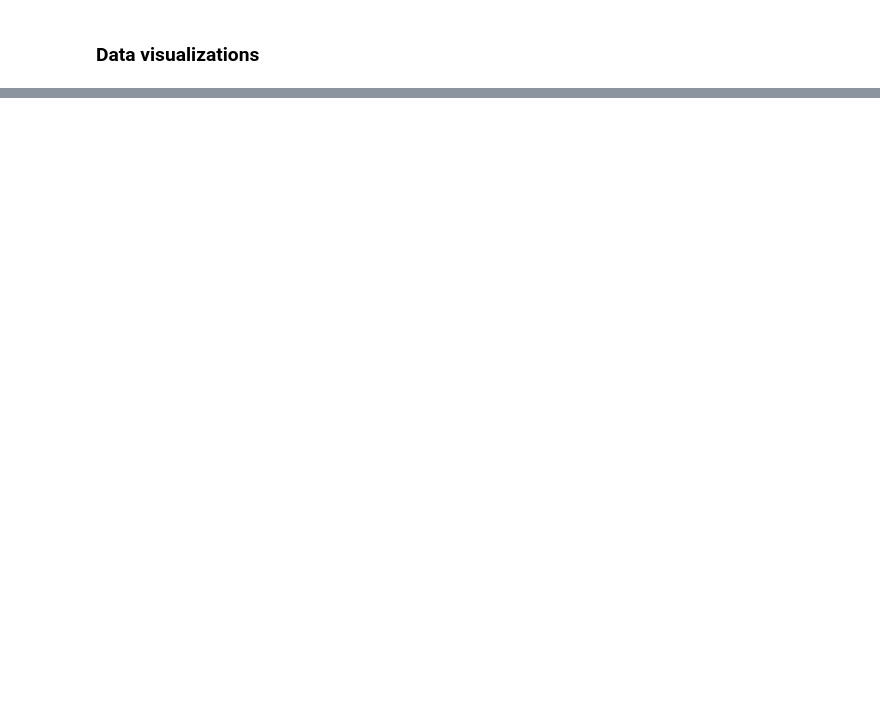
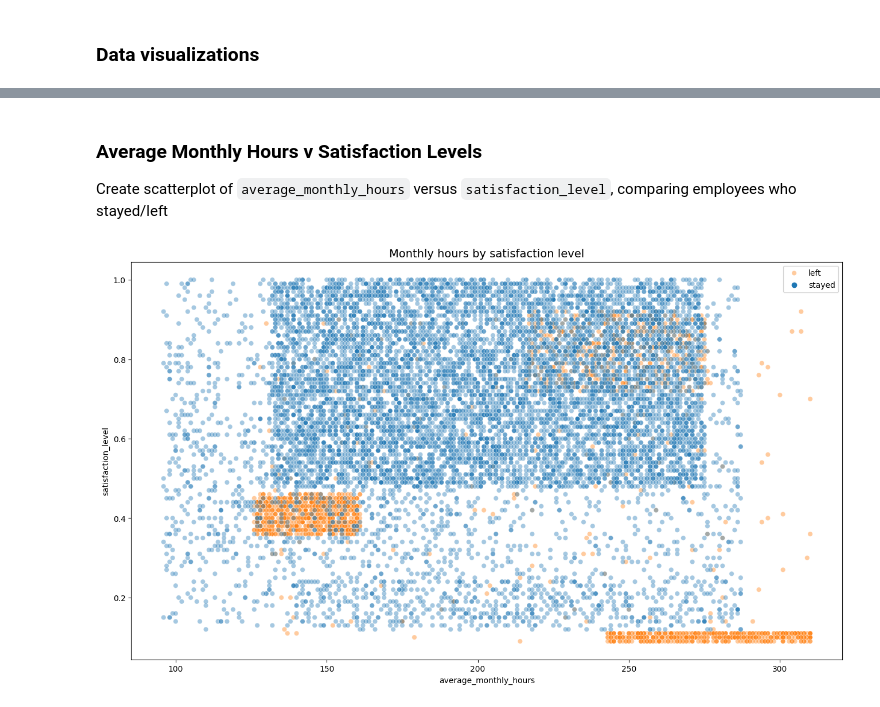
Before and after one commit to farahdahir/Salifort_Motors, a Jupyter notebook: salifort_motors.ipynb, the cells around one changed output, grey strips where cells are left out. Drawn from its saved outputs; the diff is of its cells as text; code cells hidden in the pictures; blank space fills up the shorter version.

```diff
--- a/salifort_motors.ipynb
+++ b/salifort_motors.ipynb
@@ -258,0 +270,11 @@ Box plots are very useful in visualizing distributions within data, but they can
+# %% [markdown]
+### Average Monthly Hours v Satisfaction Levels
+Create scatterplot of `average_monthly_hours` versus `satisfaction_level`, comparing employees who stayed/left
+# %%
+# Create the scatterplot
+plt.figure(figsize=(16, 9))
+sns.scatterplot(data=df1, x='average_monthly_hours', y='satisfaction_level', hue='left', alpha=0.4)
+plt.legend(labels=['left', 'stayed'])
+plt.title('Monthly hours by satisfaction level', fontsize='14');
+# %% [output]
+[figure, added]
```
Also changed, not shown: parts of 107 cells of this notebook, 2 other files.
